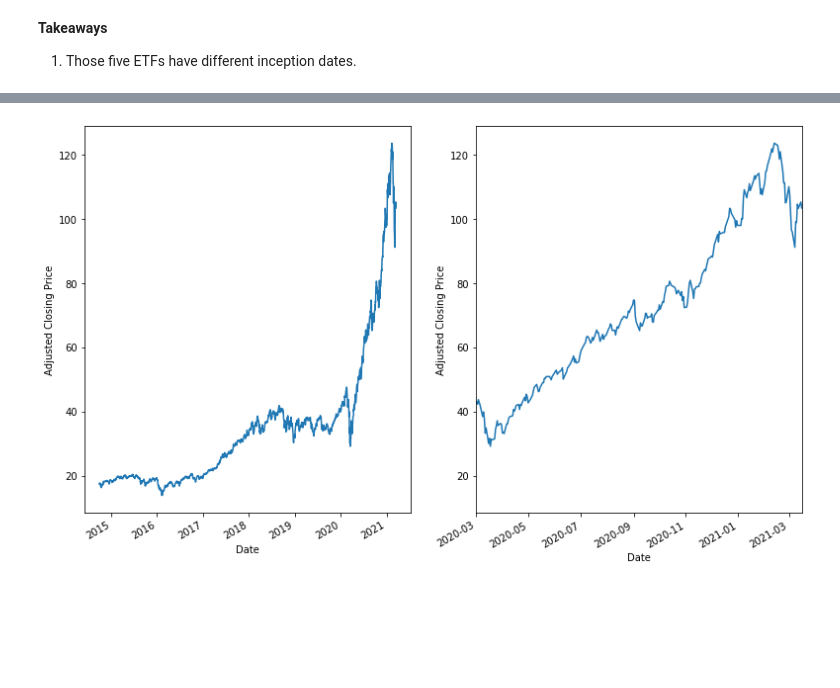
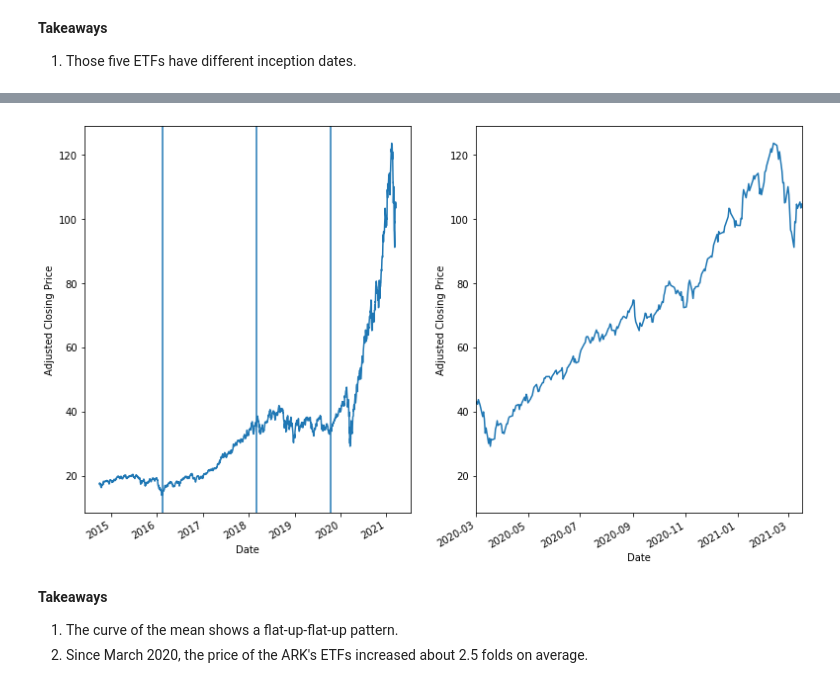
Before and after one commit to Yongliang-Shi/market-prediction, a Jupyter notebook: explore_ark.ipynb, the cells around one changed output, grey strips where cells are left out. Drawn from its saved outputs; the diff is of its cells as text; code cells hidden in the pictures; blank space fills up the shorter version.

```diff
--- a/explore_ark.ipynb
+++ b/explore_ark.ipynb
@@ -32,12 +43,15 @@ ETFs can contain all types of investments including stocks, commodities, or bond
 # Create a list of interested stocks
 arks = ['ARKK', 'ARKQ', 'ARKW', 'ARKG', 'ARKF']
 
+# Creata a list of benchmark indexes
+references = ['^GSPC', '^DJI', '^IXIC', 'VOOG','TSLA']
+
 # Define start and end date
-start_date = '2010-01-01'
+start_date = '2014-09-30'
 end_date = date.today()
 
 # Acquire their adjusted closing prices from yahoo finance
-df_arks = acquire.acquire_stock_data(arks, 'yahoo', start_date, end_date)
+df_arks = acquire.acquire_stock_data(arks+references, 'yahoo', start_date, end_date)
 
 # Inspect the dataframe
 print(df_arks.shape)
@@ -55,0 +70,3 @@ Wall time: 2.48 s
+# %%
+# Make a copy of the dataframe
+df = df_arks.copy()
@@ -57,8 +95,9 @@ Wall time: 2.48 s
 **Takeaways**
 1. Those five ETFs have different inception dates.
 # %%
-# Compute the average of the 5 active ETFs
+# Add a new column to compute the average of the 5 active ETFs
+df = df.assign(arks_avg = df[arks].mean(axis=1))
 
-df_arks = df_arks.assign(arks_avg = df_arks.mean(axis=1))
-df_arks.tail()
+# Inspect the new dataframe
+df.tail()
 # %% [output]
@@ -80,18 +120,25 @@ plt.show()
 # %%
-# Plot the mean of the adjusted closing prcies since the beginning of last March
+# Plot the mean over time and zoom in since the beginning of last March
 
-#
+# Set up the figure size
 plt.figure(figsize=(13,8))
 
 plt.subplot(121)
-df_arks.arks_avg.plot()
+df.arks_avg.plot()
 plt.ylabel("Adjusted Closing Price")
+plt.axvline(x="2016-02-15")
+plt.axvline(x="2018-03-01")
+plt.axvline(x="2019-10-15")
 # Extra plt.show() here will show the two plots in two rows.
 
 plt.subplot(122)
-df_arks.arks_avg.plot()
+df.arks_avg.plot()
 plt.ylabel("Adjusted Closing Price")
 plt.xlim('2020-03-01', end_date)
 plt.show()
 # %% [output]
-[figure, old version]
+[figure, new version]
+# %% [markdown]
+**Takeaways**
+1. The curve of the mean shows a flat-up-flat-up pattern.
+2. Since March 2020, the price of the ARK's ETFs increased about 2.5 folds on average.
```
Also changed, not shown: parts of 10 cells of this notebook.
